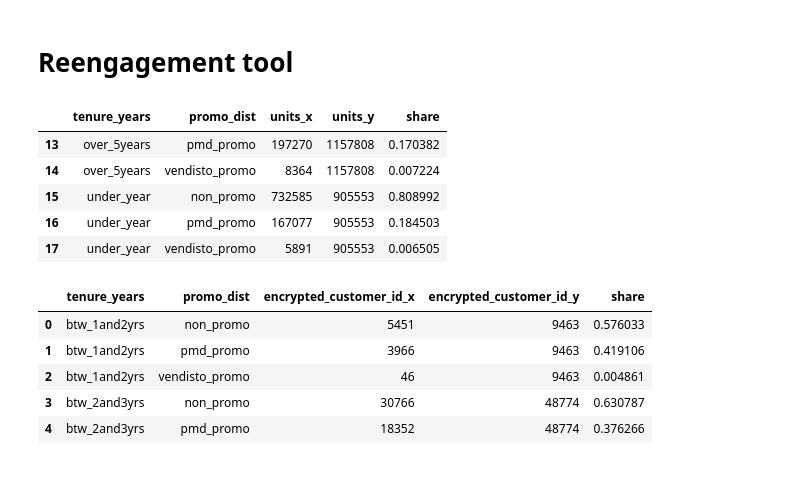
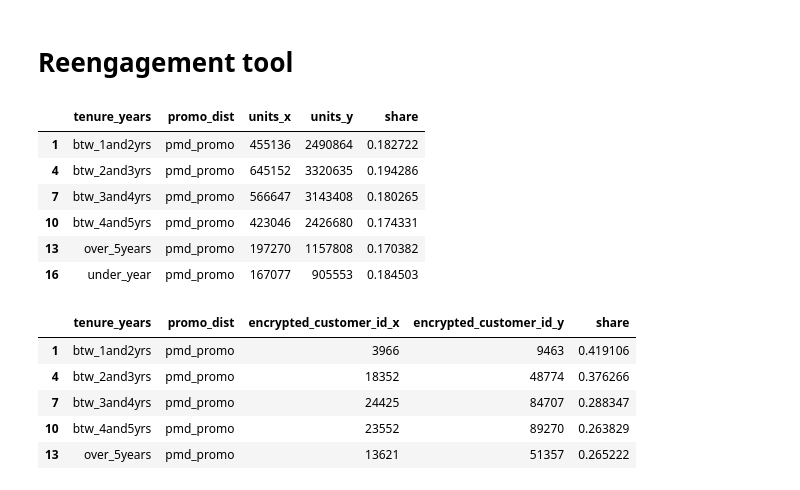
Before and after one commit to dfadeeff/AMZ_Projects, a Jupyter notebook: Granular PMD Analysis.ipynb, the cells around one changed output. Drawn from its saved outputs; the diff is of its cells as text; code cells hidden in the pictures.

```diff
--- a/Granular PMD Analysis.ipynb
+++ b/Granular PMD Analysis.ipynb
@@ -239,15 +239,16 @@ def create_dist_by_promo_type(df):
     return out
 # %%
 dd = create_dist_by_promo_type(d)
-# %%
-dd.tail()
-# %% [output]
-|  | tenure_years | promo_dist | units_x | units_y | share |
-| 13 | over_5years | pmd_promo | 197270 | 1157808 | 0.170382 |
-| 14 | over_5years | vendisto_promo | 8364 | 1157808 | 0.007224 |
-| 15 | under_year | non_promo | 732585 | 905553 | 0.808992 |
-| 16 | under_year | pmd_promo | 167077 | 905553 | 0.184503 |
-| 17 | under_year | vendisto_promo | 5891 | 905553 | 0.006505 |
+# %%
+dd[dd['promo_dist'] == 'pmd_promo']
+# %% [output]
+|  | tenure_years | promo_dist | units_x | units_y | share |
+| 1 | btw_1and2yrs | pmd_promo | 455136 | 2490864 | 0.182722 |
+| 4 | btw_2and3yrs | pmd_promo | 645152 | 3320635 | 0.194286 |
+| 7 | btw_3and4yrs | pmd_promo | 566647 | 3143408 | 0.180265 |
+| 10 | btw_4and5yrs | pmd_promo | 423046 | 2426680 | 0.174331 |
+| 13 | over_5years | pmd_promo | 197270 | 1157808 | 0.170382 |
+| 16 | under_year | pmd_promo | 167077 | 905553 | 0.184503 |
 # %%
 def create_freqdist_by_promo_type(df):
     dist_cust = df.groupby(['tenure_years','promo_dist'])['encrypted_customer_id'].nunique().reset_index()
@@ -260,12 +261,12 @@ def create_freqdist_by_promo_type(df):
     return out
 # %%
 reeng = create_freqdist_by_promo_type(d[d['frequency'] > 365])
-# %%
-reeng.head()
-# %% [output]
-|  | tenure_years | promo_dist | encrypted_customer_id_x | encrypted_customer_id_y | share |
-| 0 | btw_1and2yrs | non_promo | 5451 | 9463 | 0.576033 |
-| 1 | btw_1and2yrs | pmd_promo | 3966 | 9463 | 0.419106 |
-| 2 | btw_1and2yrs | vendisto_promo | 46 | 9463 | 0.004861 |
-| 3 | btw_2and3yrs | non_promo | 30766 | 48774 | 0.630787 |
-| 4 | btw_2and3yrs | pmd_promo | 18352 | 48774 | 0.376266 |
+# %%
+reeng[reeng['promo_dist'] == 'pmd_promo']
+# %% [output]
+|  | tenure_years | promo_dist | encrypted_customer_id_x | encrypted_customer_id_y | share |
+| 1 | btw_1and2yrs | pmd_promo | 3966 | 9463 | 0.419106 |
+| 4 | btw_2and3yrs | pmd_promo | 18352 | 48774 | 0.376266 |
+| 7 | btw_3and4yrs | pmd_promo | 24425 | 84707 | 0.288347 |
+| 10 | btw_4and5yrs | pmd_promo | 23552 | 89270 | 0.263829 |
+| 13 | over_5years | pmd_promo | 13621 | 51357 | 0.265222 |
```
